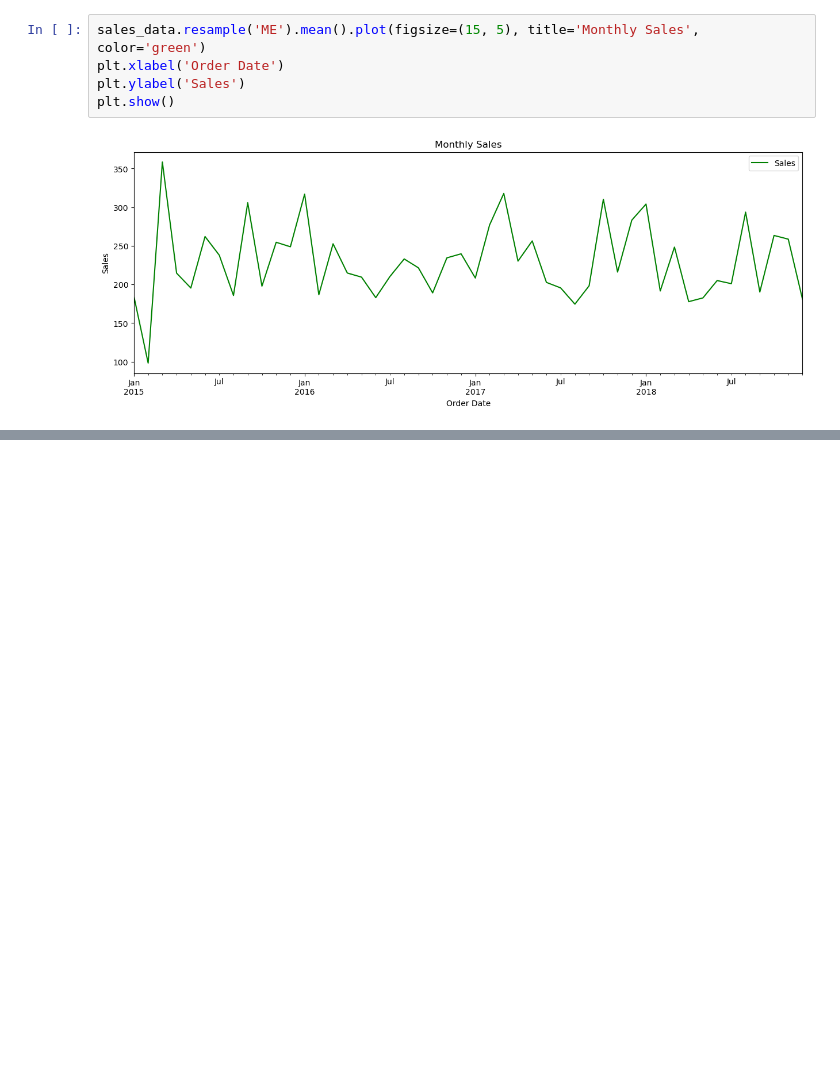
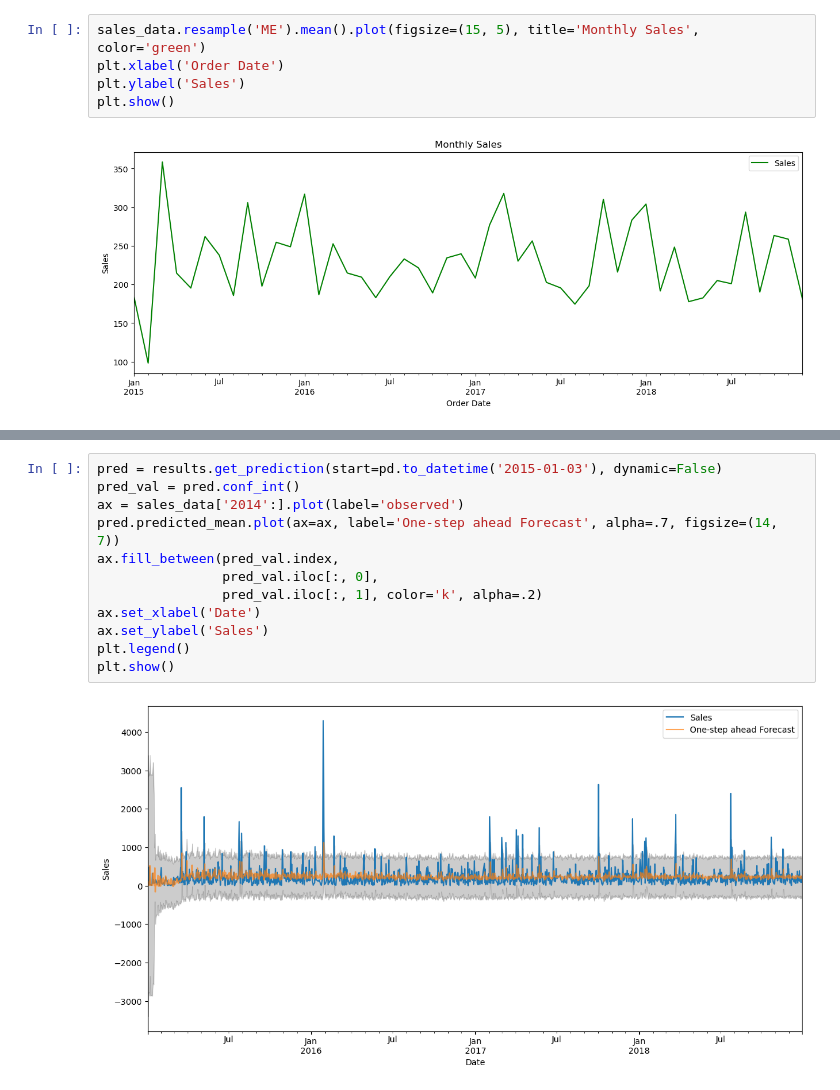
Before and after one commit to AFoivos/Superstore-Sales-Dataset, a Jupyter notebook: notebooks/02_time_series_analysis.ipynb, the cells around one changed output, grey strips where cells are left out. Drawn from its saved outputs; the diff is of its cells as text; blank space fills up the shorter version.

```diff
--- a/notebooks/02_time_series_analysis.ipynb
+++ b/notebooks/02_time_series_analysis.ipynb
@@ -116,0 +335,14 @@ plt.show()
+# %%
+pred = results.get_prediction(start=pd.to_datetime('2015-01-03'), dynamic=False)
+pred_val = pred.conf_int()
+ax = sales_data['2014':].plot(label='observed')
+pred.predicted_mean.plot(ax=ax, label='One-step ahead Forecast', alpha=.7, figsize=(14, 7))
+ax.fill_between(pred_val.index,
+                pred_val.iloc[:, 0],
+                pred_val.iloc[:, 1], color='k', alpha=.2)
+ax.set_xlabel('Date')
+ax.set_ylabel('Sales')
+plt.legend()
+plt.show()
+# %% [output]
+[figure, added]
```
Also changed, not shown: parts of 7 cells of this notebook.
